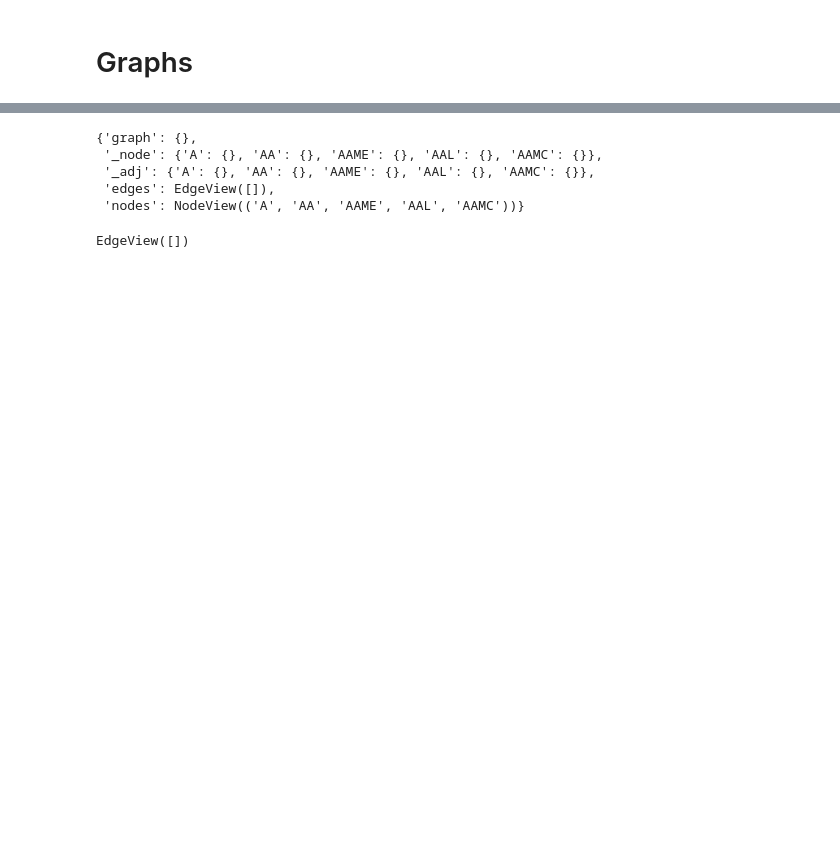
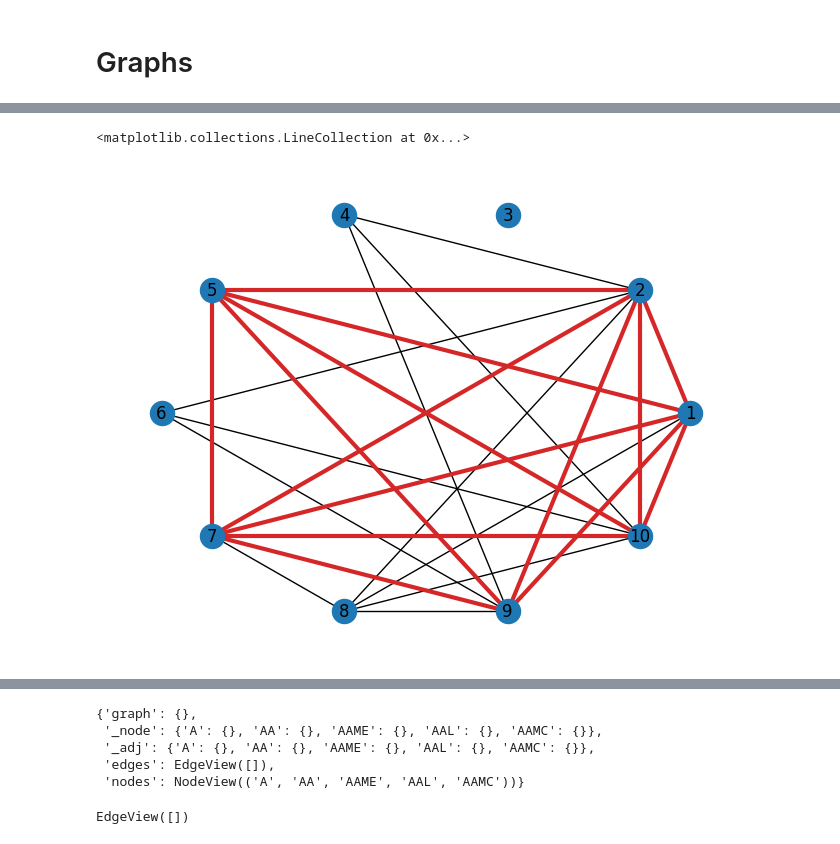
Before and after one commit to danyaklimov/coursework, a Jupyter notebook: coursework.ipynb, the cells around one changed output, grey strips where cells are left out. Drawn from its saved outputs; the diff is of its cells as text; code cells hidden in the pictures; blank space fills up the shorter version.

```diff
--- a/coursework.ipynb
+++ b/coursework.ipynb
@@ -39,0 +95,19 @@ import os
+# %%
+#example; skip
+
+
+K = nx.Graph()
+K.add_nodes_from([1, 2, 3, 4, 5, 6, 7, 8, 9, 10])
+K.add_edges_from([(1, 2),(1, 5),(1, 7),(1, 9),(1, 10),(5, 2),(7, 2),(9, 2),(10, 2),(5, 7),(5, 9),(4, 9),(6, 9),(8, 9),(7,8),(5, 10),(4, 10),(6, 10),(8, 10),(9, 7),(1, 8),(10, 7),(4, 2),(6, 2),(8, 2),])
+
+nx.draw(K, pos=nx.circular_layout(K), with_labels=True)
+nx.draw_networkx_edges(
+    K,
+    pos=nx.circular_layout(K),
+    edgelist=[(1, 2),(1, 5),(1, 7),(1, 9),(1, 10),(5, 2),(7, 2),(9, 2),(10, 2),(5, 7),(5, 9),(5, 10),(9, 7),(10, 7),],
+    width=3,
+    edge_color="tab:red",
+)
+# %% [output]
+<matplotlib.collections.LineCollection at 0x...>
+[figure, added]
```
Also changed, not shown: parts of 15 cells of this notebook, 6 other files.
